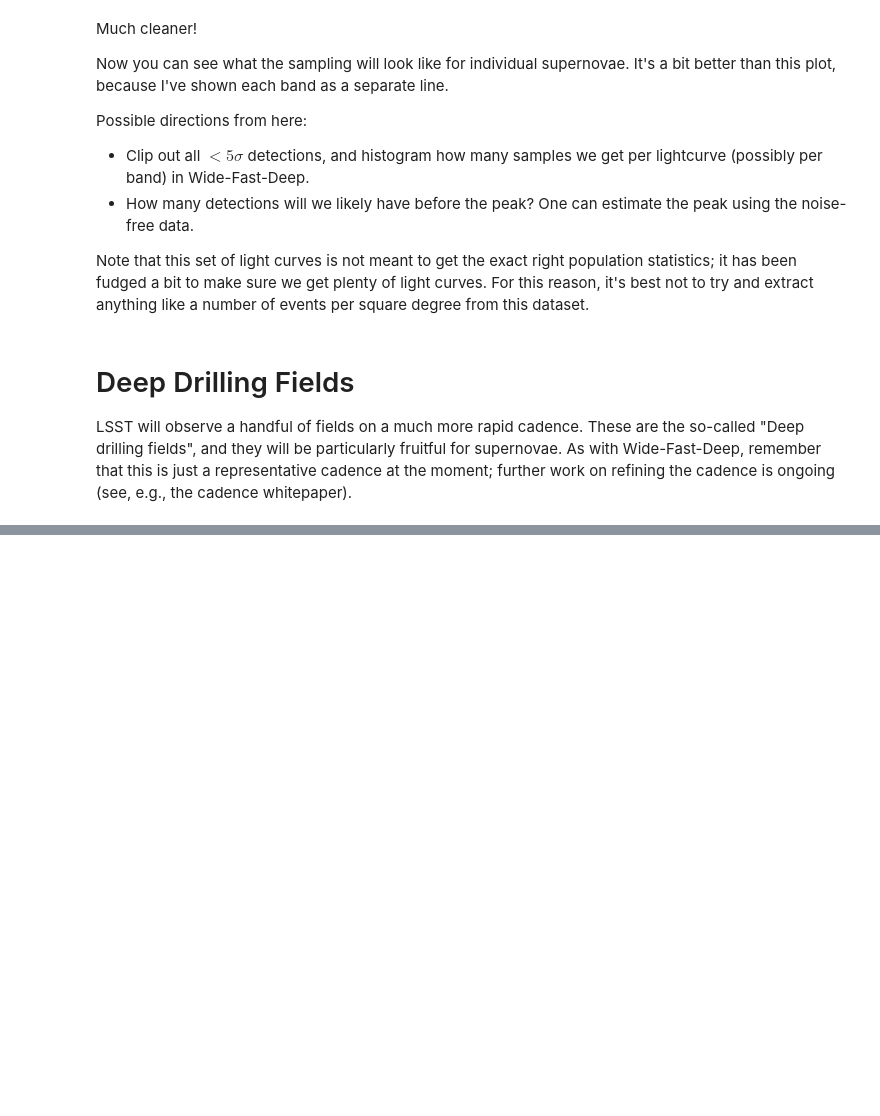
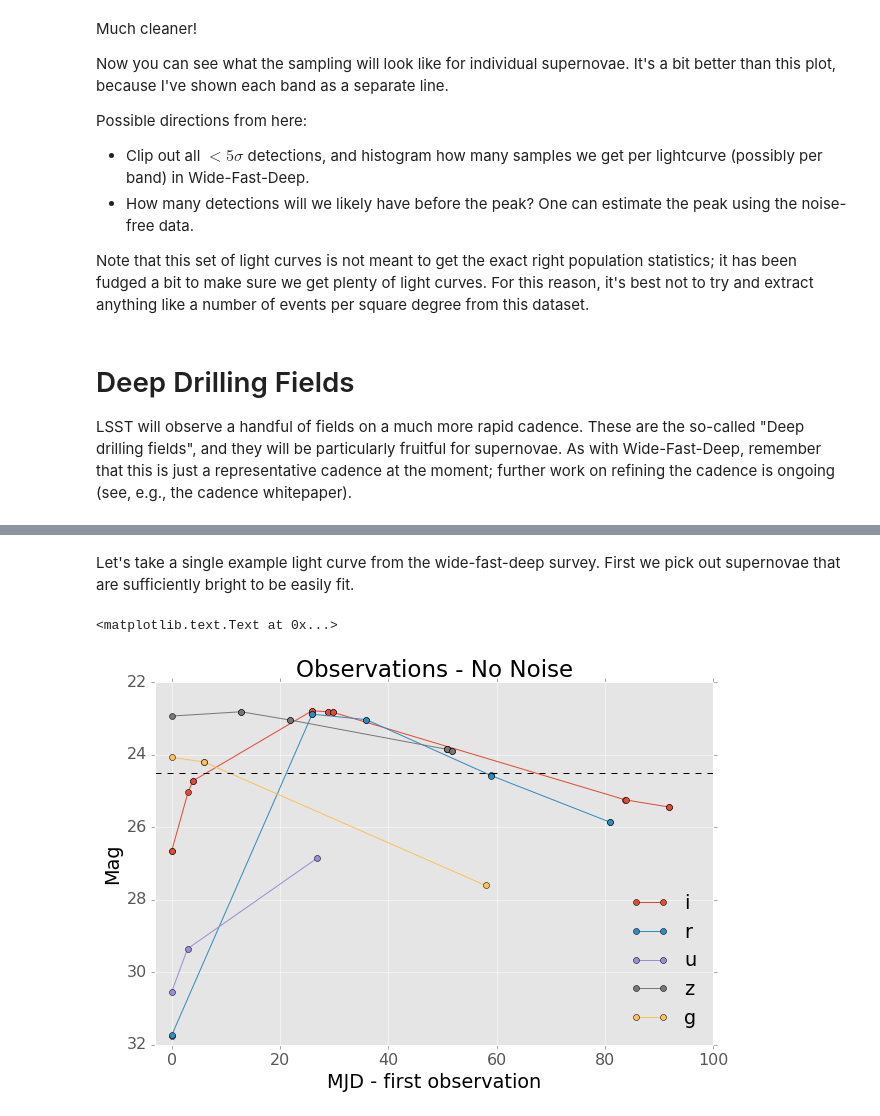
Before and after one commit to lsst-dmsst/demo-lsst-uk-2016, a Jupyter notebook: Lightcurves/analyze_supernovae.ipynb, the cells around one changed output, grey strips where cells are left out. Drawn from its saved outputs; the diff is of its cells as text; code cells hidden in the pictures; blank space fills up the shorter version.

```diff
--- a/Lightcurves/analyze_supernovae.ipynb
+++ b/Lightcurves/analyze_supernovae.ipynb
@@ -152,0 +176,30 @@ plt.xlabel("MJD - first observation")
+# %% [markdown]
+Let's take a single example light curve from the wide-fast-deep survey. First we pick out supernovae that are sufficiently bright to be easily fit.
+# %%
+bright_SN_keys = set()
+for key in SNe_WFD_lc.keys():
+    for band, band_data in SNe_WFD_lc[key].items():
+        if np.sum(-2.5*np.log10(band_data['flux']) < 23) > 4:
+            bright_SN_keys.add(key)
+# %%
+
+# One can cycle through different supernovae by changing this index
+bright_SN_key = list(bright_SN_keys)[0]
+
+example_SN = SNe_WFD_lc[bright_SN_key]
+
+for band, band_data in example_SN.items():
+    mags = -2.5*np.log10(band_data['flux'])
+    plt.plot(band_data['mjd'] - min(band_data['mjd']), mags, 'o-', label=band)
+
+plt.legend(frameon=False, loc=0)
+plt.xlim(xmin=-3)
+plt.axhline(24.5, ls='--', color='k')
+#plt.ylim(ymax=27)
+plt.gca().invert_yaxis()
+plt.ylabel("Mag")
+plt.xlabel("MJD - first observation")
+plt.title("Observations - No Noise")
+# %% [output]
+<matplotlib.text.Text at 0x...>
+[figure, added]
```
Also changed, not shown: parts of 14 cells of this notebook, 1 other file.
